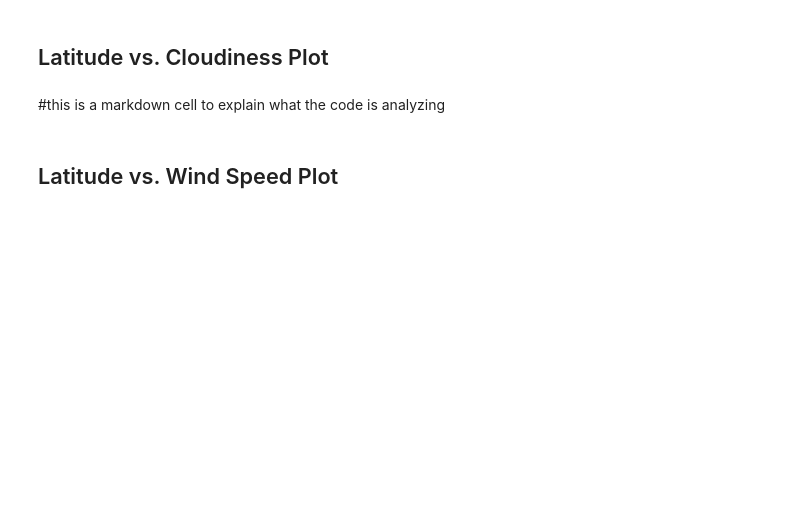
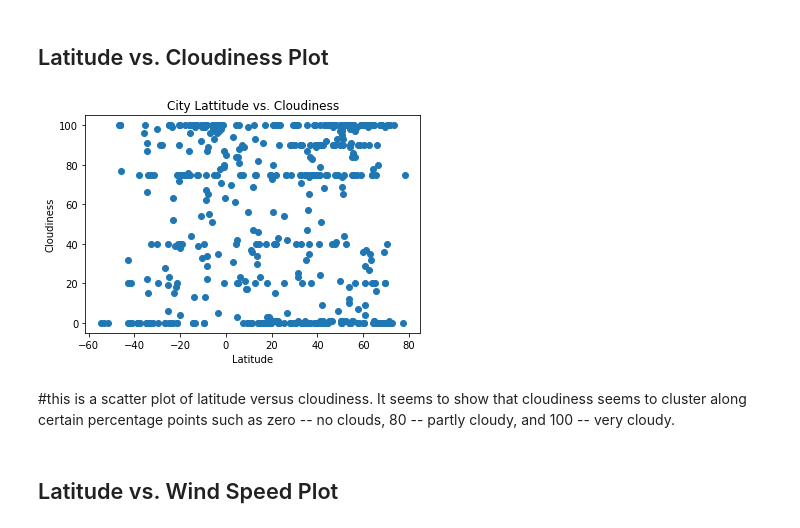
Before and after one commit to andersonmalloryk/python-api-challenge, a Jupyter notebook: WeatherPy/WeatherPy.ipynb, the cells around one changed output. Drawn from its saved outputs; the diff is of its cells as text; code cells hidden in the pictures; blank space fills up the shorter version.

```diff
--- a/WeatherPy/WeatherPy.ipynb
+++ b/WeatherPy/WeatherPy.ipynb
@@ -192,13 +213,15 @@ plt.show()
 # %% [markdown]
 ## Latitude vs. Cloudiness Plot
 # %%
-plt.scatter(df['Lat'], df['Cloudiness'])
+plt.scatter(weather_data['Lat'], weather_data['Cloudiness'])
 plt.ylabel("Cloudiness")
 plt.xlabel("Latitude")
-plt.title("City Lattitude vs. Cloudiness (Date)")
+plt.title("City Latitude vs. Cloudiness")
 plt.show()
+# %% [output]
+[figure, added]
-# %% [markdown]
-#this is a markdown cell to explain what the code is analyzing
+# %% [markdown]
+#this is a scatter plot of latitude versus cloudiness. It seems to show that cloudiness seems to cluster along certain percentage points such as zero -- no clouds, 80 -- partly cloudy, and 100 -- very cloudy.
 # %% [markdown]
 ## Latitude vs. Wind Speed Plot
 # %%
```
Also changed, not shown: parts of 20 cells of this notebook.
